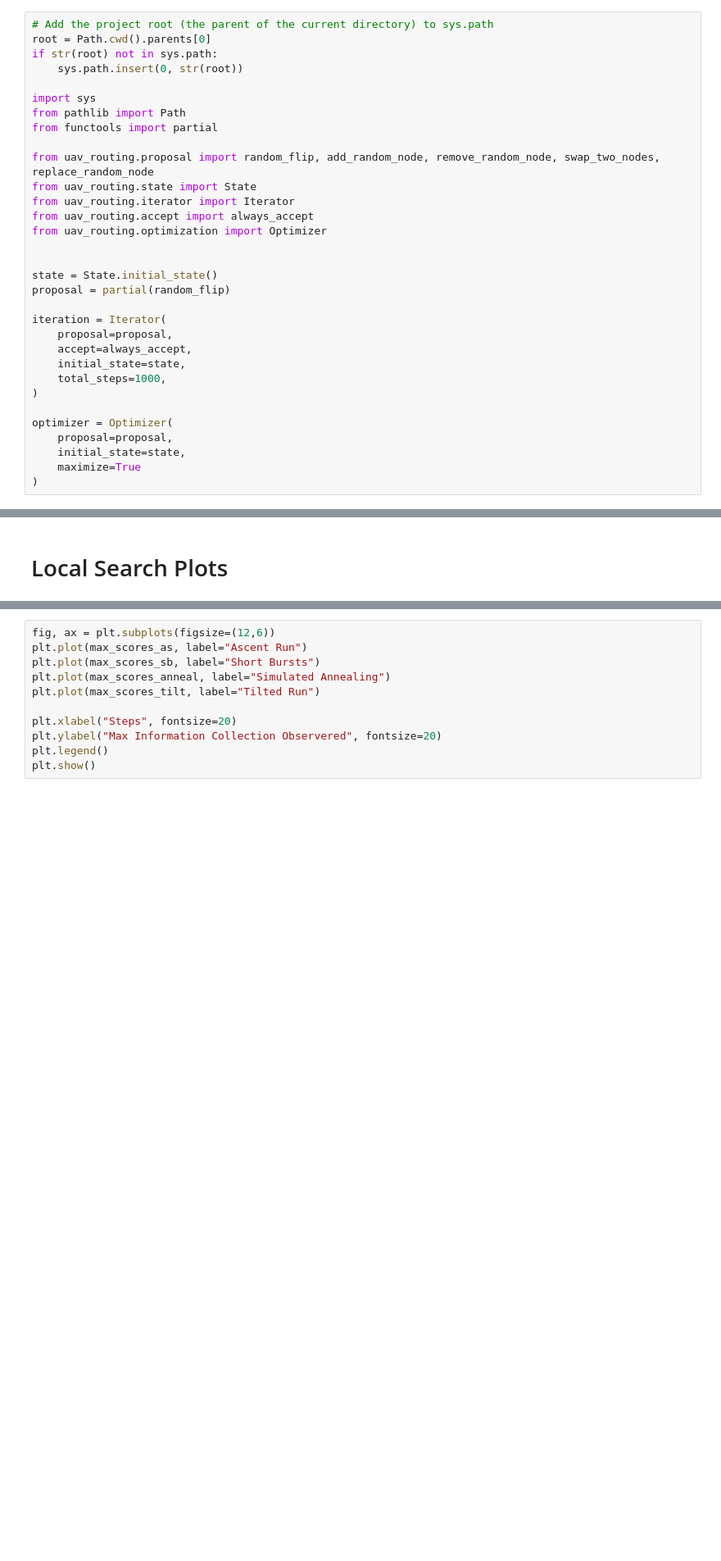
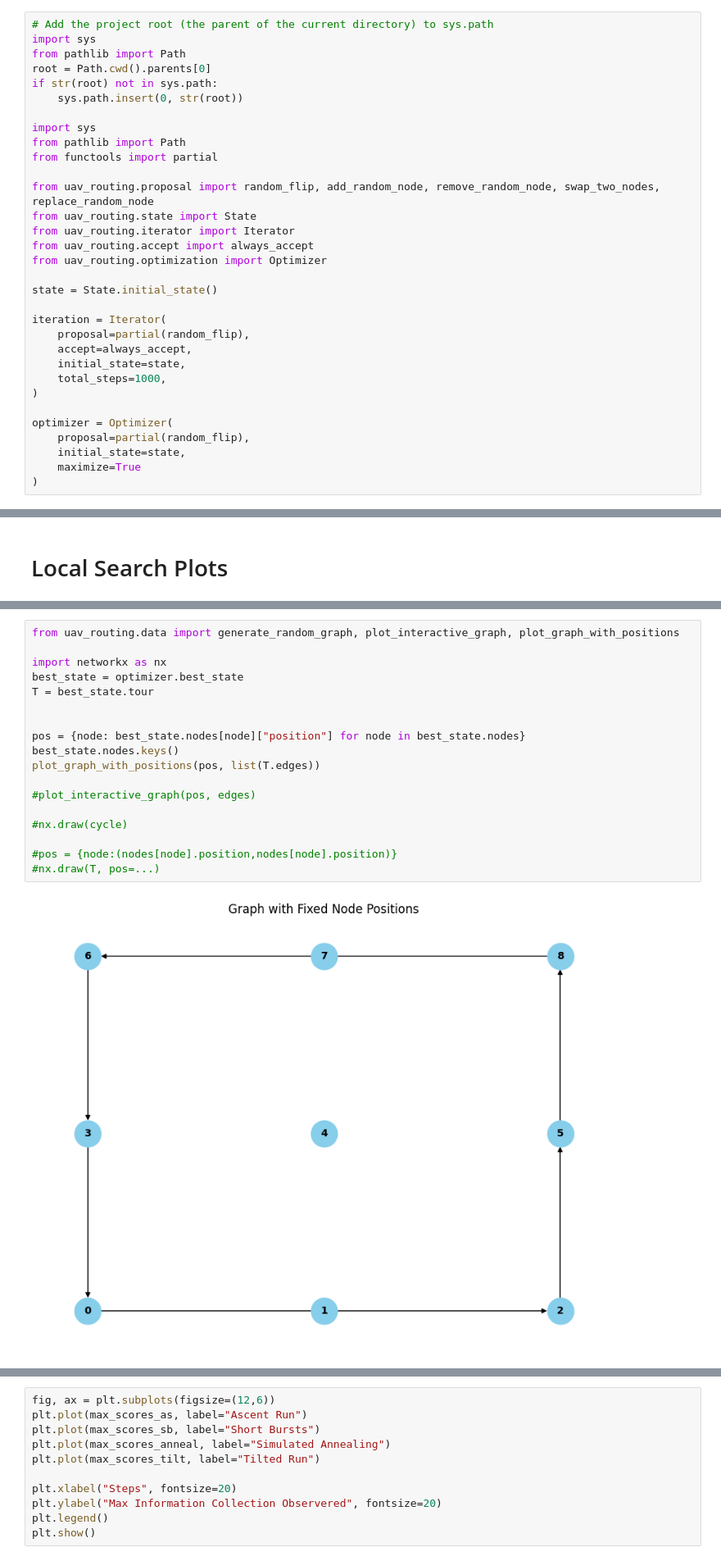
Before and after one commit to kirtisoglu/UAV-Routing, a Jupyter notebook: uav_routing/main.ipynb, the cells around one changed output, grey strips where cells are left out. Shown at 82% size. Cells and saved outputs as stored; diff of their text form; blank space fills up the shorter version.

```diff
--- a/uav_routing/main.ipynb
+++ b/uav_routing/main.ipynb
@@ -156,5 +131,7 @@ Interactive graph saved to /Users/kirtisoglu/Documents/GitHub/UAV-Routing/graph.
 # %%
 # Add the project root (the parent of the current directory) to sys.path
+import sys
+from pathlib import Path
 root = Path.cwd().parents[0]
 if str(root) not in sys.path:
     sys.path.insert(0, str(root))
@@ -169,19 +146,17 @@ from uav_routing.iterator import Iterator
 from uav_routing.accept import always_accept
 from uav_routing.optimization import Optimizer
 
-
 state = State.initial_state()
-proposal = partial(random_flip)
 
 iteration = Iterator(
-    proposal=proposal,
+    proposal=partial(random_flip),
     accept=always_accept,
     initial_state=state,
     total_steps=1000,
 )
 
 optimizer = Optimizer(
-    proposal=proposal,
+    proposal=partial(random_flip),
     initial_state=state,
     maximize=True
 )
@@ -197,0 +393,20 @@ nx.draw(cycle)
+# %%
+from uav_routing.data import generate_random_graph, plot_interactive_graph, plot_graph_with_positions
+
+import networkx as nx
+best_state = optimizer.best_state
+T = best_state.tour
+
+
+pos = {node: best_state.nodes[node]["position"] for node in best_state.nodes}
+best_state.nodes.keys()
+plot_graph_with_positions(pos, list(T.edges))
+
+#plot_interactive_graph(pos, edges)
+
+#nx.draw(cycle)
+
+#pos = {node:(nodes[node].position,nodes[node].position)}
+#nx.draw(T, pos=...)
+# %% [output]
+[figure, added]
```
Also changed, not shown: parts of 21 cells of this notebook, 35 other files.
